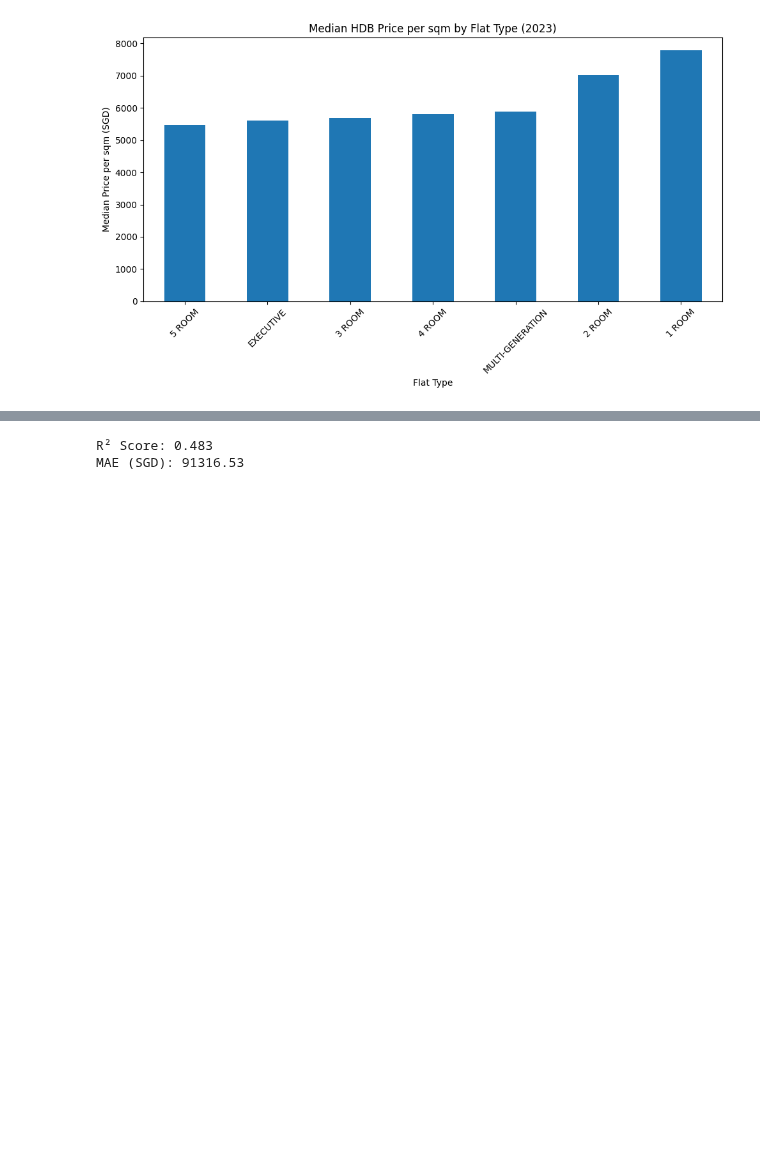
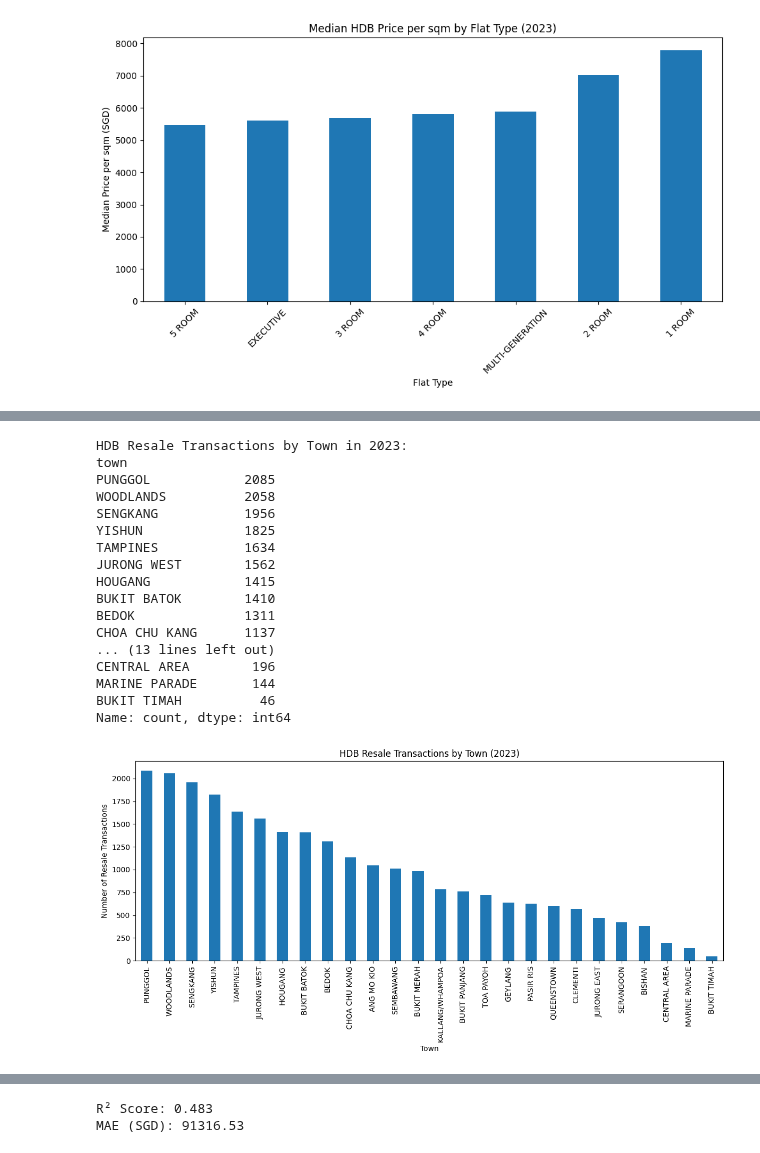
Before and after one commit to Elder-stack/LHUD-Capstone-Ivan, a Jupyter notebook: RealEstateAnalysis.ipynb, the cells around one changed output, grey strips where cells are left out. Cells and saved outputs as stored; diff of their text form; code cells hidden in the pictures; blank space fills up the shorter version.

```diff
--- a/RealEstateAnalysis.ipynb
+++ b/RealEstateAnalysis.ipynb
@@ -975,0 +1058,43 @@ Name: price_per_sqm, dtype: float64
+# %%
+# Purpose: To compare HDB resale transaction volumes across towns in 2023.
+# Count transactions by town
+town_volume_2023 = df_2023['town'].value_counts()
+
+# Display results
+print("HDB Resale Transactions by Town in 2023:")
+print(town_volume_2023)
+
+# Create bar chart
+plt.figure(figsize=(12, 6))
+town_volume_2023.plot(kind='bar')
+
+# Add chart title and labels
+plt.title('HDB Resale Transactions by Town (2023)')
+plt.xlabel('Town')
+plt.ylabel('Number of Resale Transactions')
+
+plt.xticks(rotation=90)
+plt.tight_layout()
+plt.show()
+
+# Result: Shows differences in resale transaction
+# volumes across HDB towns in 2023.
+# %% [output]
+HDB Resale Transactions by Town in 2023:
+town
+PUNGGOL            2085
+WOODLANDS          2058
+SENGKANG           1956
+YISHUN             1825
+TAMPINES           1634
+JURONG WEST        1562
+HOUGANG            1415
+BUKIT BATOK        1410
+BEDOK              1311
+CHOA CHU KANG      1137
+... (13 lines left out)
+CENTRAL AREA        196
+MARINE PARADE       144
+BUKIT TIMAH          46
+Name: count, dtype: int64
+[figure, added]
```
Also changed, not shown: parts of 25 cells of this notebook.
